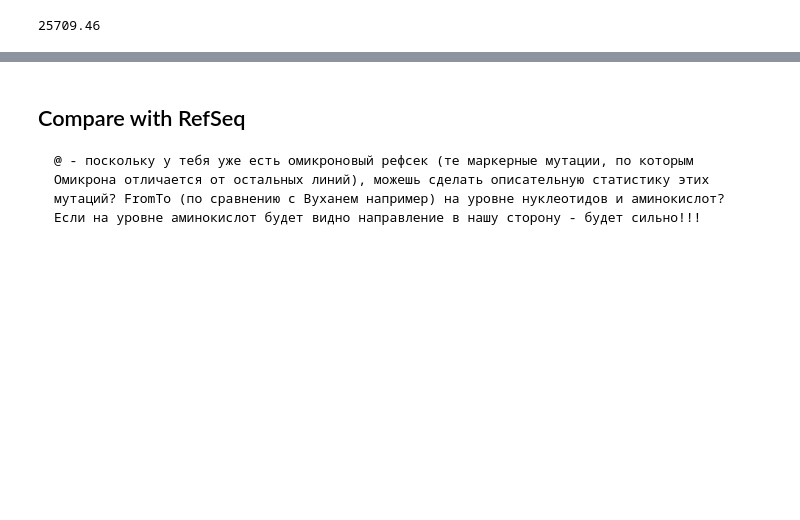
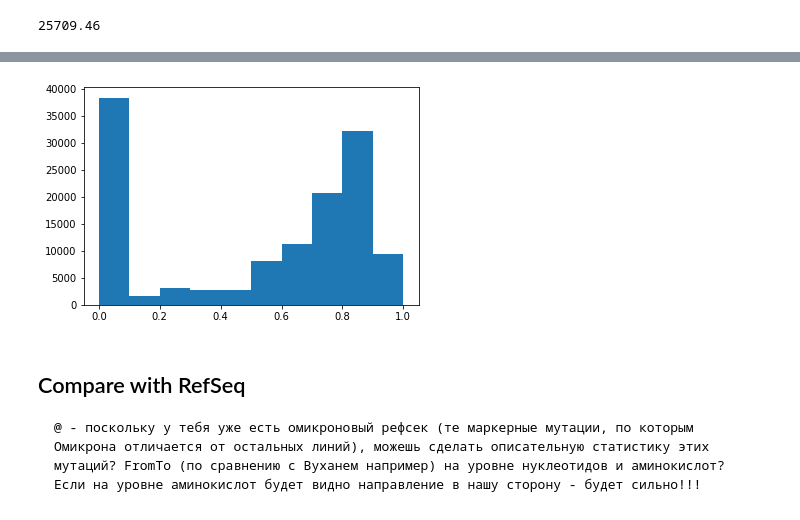
Before and after one commit to KPOTOH/sars-cov-2, a Jupyter notebook: nb/1.mulal_qc.ipynb, the cells around one changed output, grey strips where cells are left out. Cells and saved outputs as stored; diff of their text form; code cells hidden in the pictures; blank space fills up the shorter version.

```diff
--- a/nb/1.mulal_qc.ipynb
+++ b/nb/1.mulal_qc.ipynb
@@ -98,3 +109,7 @@ plt.show()
+# %%
+plt.hist(np.array(indel_distro) / np.array(mut_distro));
+# %% [output]
+[figure, added]
 # %% [markdown]
 ## Compare with RefSeq
 
```
Also changed, not shown: parts of 8 cells of this notebook, 13 other files.
